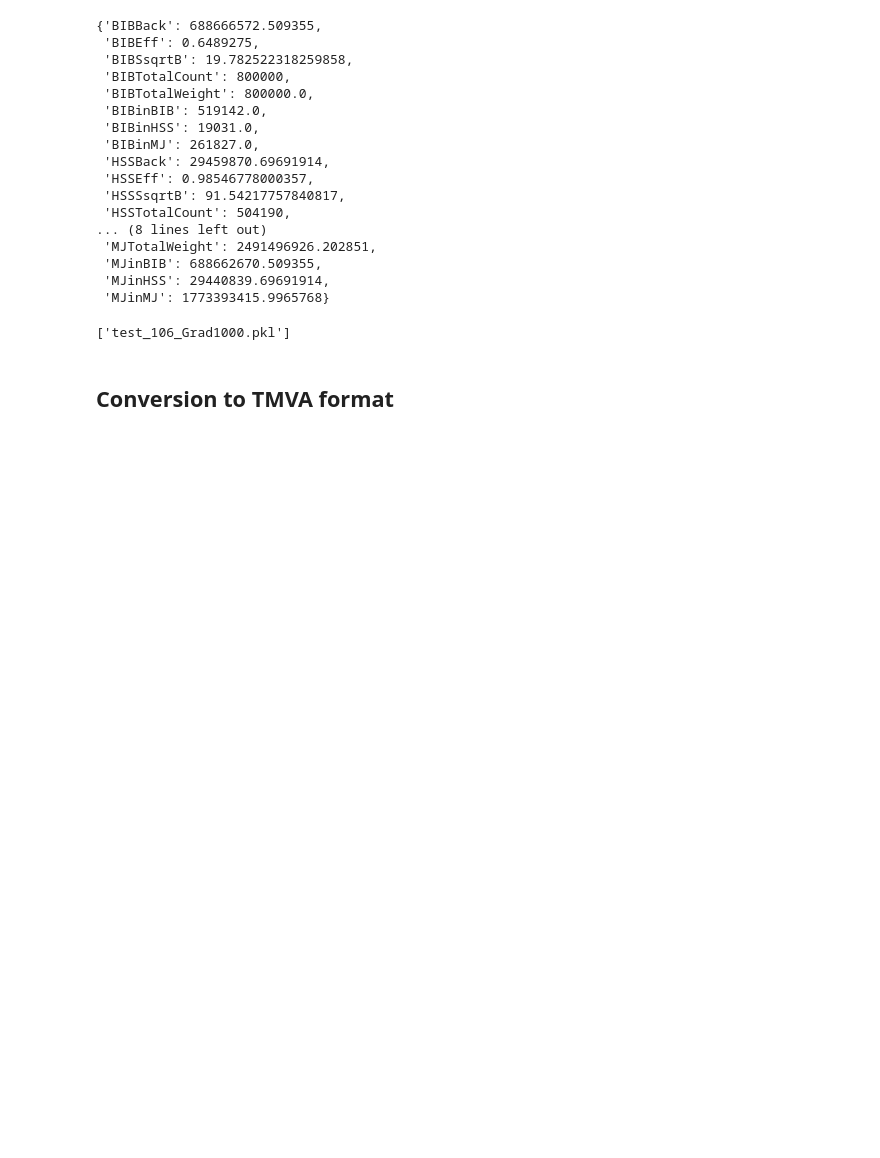
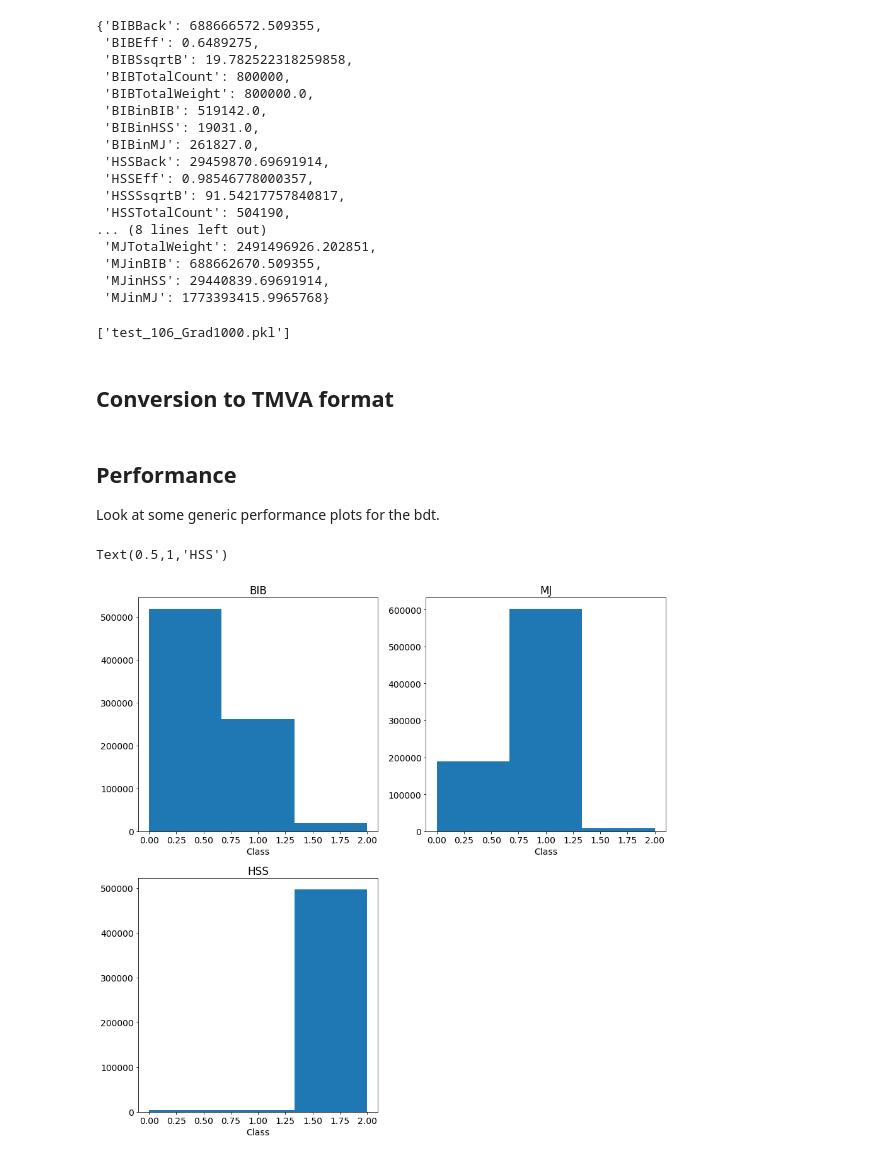
Before and after one commit to gordonwatts/JetCutStudies, a Jupyter notebook: notebooks/Final Training.ipynb, the cells around one changed output. Saved outputs shown, nothing was run; the diff lists cells and outputs as text; code cells hidden in the pictures; blank space fills up the shorter version.

```diff
--- a/notebooks/Final Training.ipynb
+++ b/notebooks/Final Training.ipynb
@@ -103,0 +108,27 @@ bdtGeneral.to_tmva("training_106_Grad1000.xml")
+# %% [markdown]
+## Performance
+Look at some generic performance plots for the bdt.
+# %%
+perf_events, perf_events_class, perf_training_weight, perf_evaluation_weight = prep_samples(input_events[0], input_events[1], input_events[2], training_variable_list=training_variables)
+# %%
+predicted_class = bdt1.predict(perf_events)
+# %%
+fig = plt.figure(figsize=(15,15))
+
+ax = plt.subplot(221)
+ax.hist(predicted_class[perf_events_class.Class == 0], bins=3)
+ax.set_xlabel('Class')
+ax.set_title('BIB')
+
+ax = plt.subplot(222)
+ax.hist(predicted_class[perf_events_class.Class == 1], bins=3)
+ax.set_xlabel('Class')
+ax.set_title('MJ')
+
+ax = plt.subplot(223)
+ax.hist(predicted_class[perf_events_class.Class == 2], bins=3)
+ax.set_xlabel('Class')
+ax.set_title('HSS')
+# %% [output]
+Text(0.5,1,'HSS')
+[figure, added]
```
Also changed, not shown: parts of 26 cells of this notebook.
